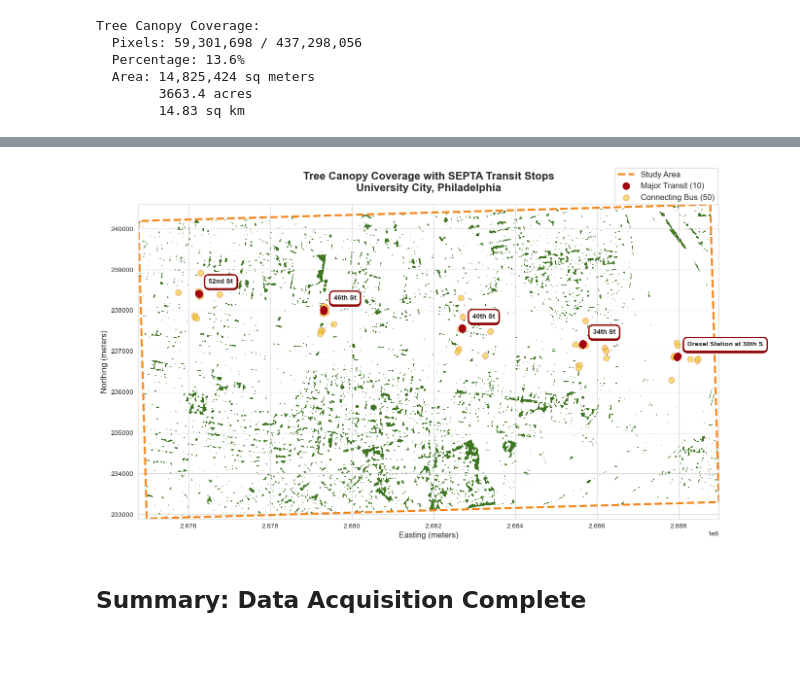
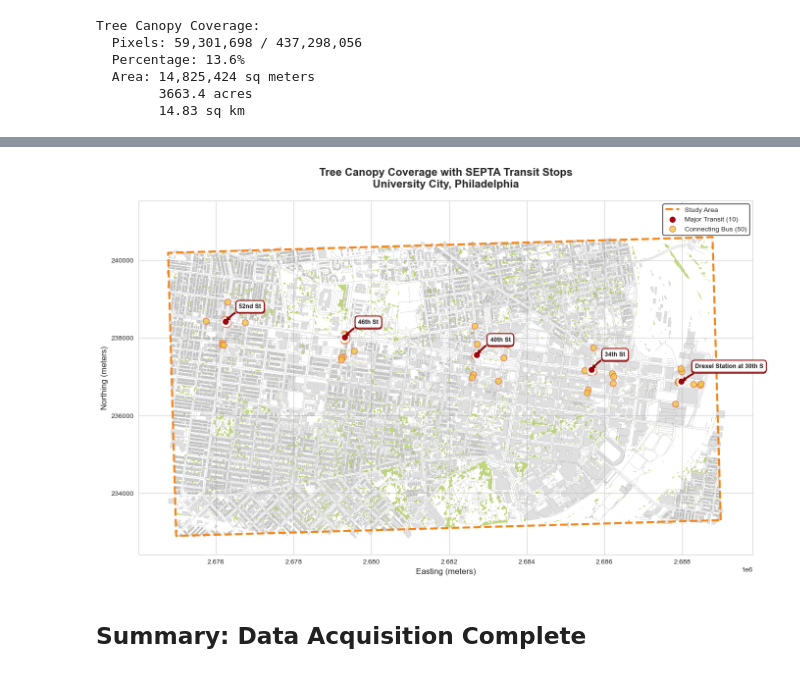
Before and after one commit to kavanaraju/Pedestrian-Shade-Routing, a Jupyter notebook: notebooks/01-data-acquisition.ipynb, the cells around one changed output, grey strips where cells are left out. Drawn from its saved outputs; the diff is of its cells as text; code cells hidden in the pictures.

```diff
--- a/notebooks/01-data-acquisition.ipynb
+++ b/notebooks/01-data-acquisition.ipynb
@@ -862,7 +862,7 @@ with rasterio.open(clipped_path) as src:
     )
 
     #custom green gradient
-    colors = ['#c0d77c', '#54a24b', '#3f7623']  # Light → Medium → Dark green
+    colors = ['#c0d77c', '#54a24b', '#c0d77c']  # Light → Medium → Dark green
     n_bins = 100  # Smooth gradient
     custom_greens = LinearSegmentedColormap.from_list('custom_greens', colors, N=n_bins)
 
@@ -907,18 +905,38 @@ with rasterio.open(tree_raster_path) as src:
     # Reproject to match raster CRS
     study_area_reproj = study_area.to_crs(src.crs)
     final_stops_reproj = final_stops.to_crs(src.crs)
+    edges_gdf_reproj = edges_gdf.to_crs(src.crs)  # ✅ Added this
+    buildings_reproj = buildings_filtered.to_crs(src.crs)  # ✅ Added this
+
+    # Street network (using reprojected version)
+    edges_gdf_reproj.plot(
+        ax=ax, color='#B0B0B0', linewidth=0.3,
+        alpha=0.6, zorder=2
+    )
+
+    # Building footprints (using reprojected version)
+    buildings_reproj.plot(
+        ax=ax,
+        facecolor='#B0B0B0',
+        edgecolor='#404040',
+        linewidth=0.2,
+        alpha=0.4,
+        label=f'Buildings ({len(buildings_filtered):,})',
+        zorder=3
+    )
 
     # Study area boundary
     study_area_reproj.boundary.plot(
         ax=ax, color='#f58518', linewidth=3,
-        linestyle='--', label='Study Area'
+        linestyle='--', label='Study Area', zorder=4
     )
 
     # Major transit stations
     major_plot = final_stops_reproj[final_stops_reproj['category'] == 'Major Transit']
     major_plot.plot(
-        ax=ax, color='#A2010E', markersize=100,
+        ax=ax, color='#A2010E', markersize=120,
         marker='o', label=f'Major Transit ({len(major_plot)})',
+        edgecolor='white', linewidth=2,
         zorder=10
     )
 
@@ -926,43 +944,53 @@ with rasterio.open(tree_raster_path) as src:
     bus_plot = final_stops_reproj[final_stops_reproj['category'] == 'Feeder Bus']
     bus_plot.plot(
         ax=ax, color='#eeca3b', markersize=80,
-        marker='o', edgecolor='#e45756', linewidth=0.5,
+        marker='o', edgecolor='#e45756', linewidth=1,
         label=f'Connecting Bus ({len(bus_plot)})',
-        alpha=0.7, zorder=9
+        alpha=0.8, zorder=9
     )
 
     # Labels for major stations
     for idx, row in major_plot.iterrows():
         ax.annotate(
             row['name'],
             xy=(row.geometry.x, row.geometry.y),
-            xytext=(15, 15),
+            xytext=(20, 20),
             textcoords='offset points',
-            fontsize=10,
+            fontsize=9,
             fontweight='bold',
             bbox=dict(
-                boxstyle='round,pad=0.6',
+                boxstyle='round,pad=0.5',
                 facecolor='white',
                 edgecolor='darkred',
-                linewidth=2,
-                alpha=0.95
+                linewidth=1.5,
+                alpha=0.9
+            ),
+            arrowprops=dict(
+                arrowstyle='->',
+                connectionstyle='arc3,rad=0.2',
+                color='darkred',
+                linewidth=1.5
             ),
             zorder=11
         )
 
     ax.set_title(
         'Tree Canopy Coverage with SEPTA Transit Stops\nUniversity City, Philadelphia',
         fontsize=16, fontweight='bold', pad=20
     )
     ax.set_xlabel('Easting (meters)', fontsize=12)
     ax.set_ylabel('Northing (meters)', fontsize=12)
-    ax.legend(fontsize=12, loc='upper right', bbox_to_anchor=(1.005, 1.13))
+    ax.legend(fontsize=10, loc='upper right', bbox_to_anchor=(1.0, 1.0),
+              framealpha=0.95, edgecolor='black')
+
+    # Set equal aspect ratio
+    ax.set_aspect('equal')
 
     plt.tight_layout()
     plt.savefig('outputs/maps/06_tree_canopy_with_transit.png', dpi=300, bbox_inches='tight')
     plt.show()
 # %% [output]
-[figure, old version]
+[figure, new version]
 # %% [markdown]
 ## Summary: Data Acquisition Complete
 # %%
```
Also changed, not shown: parts of 1 cell of this notebook, 27 other files.
